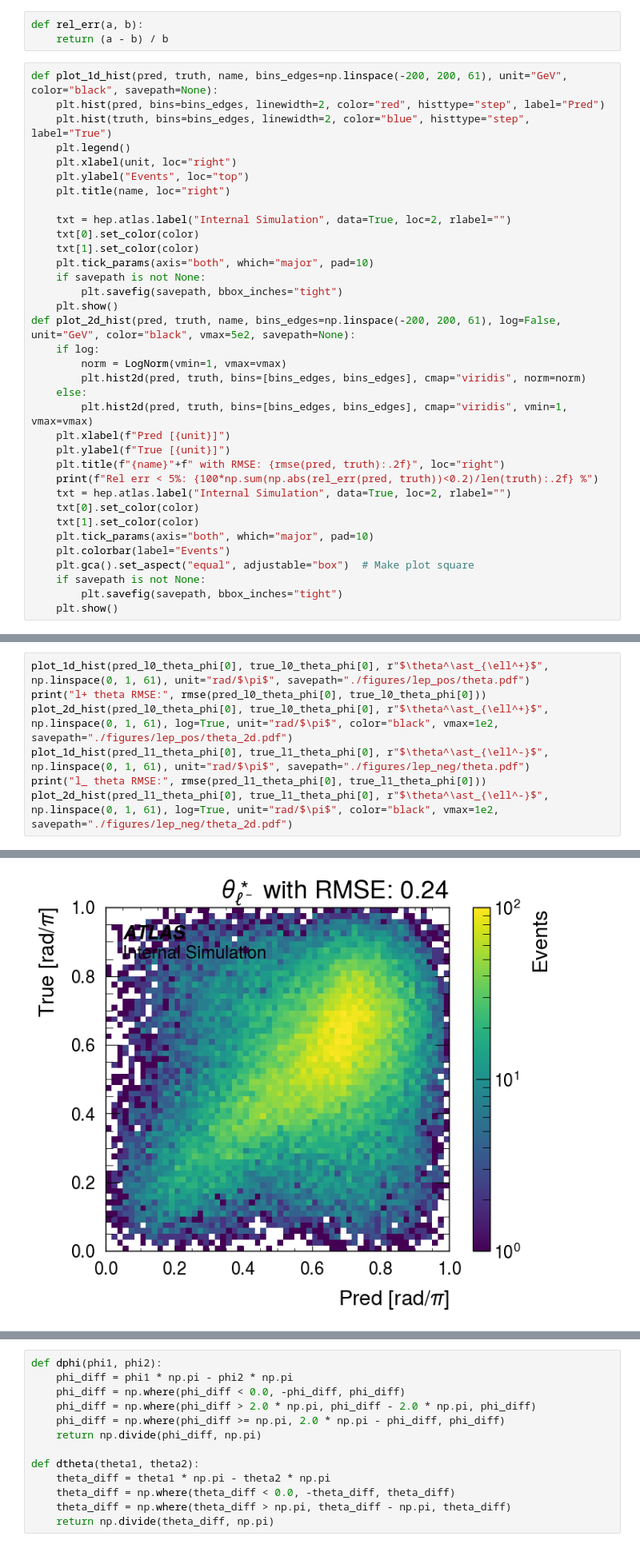
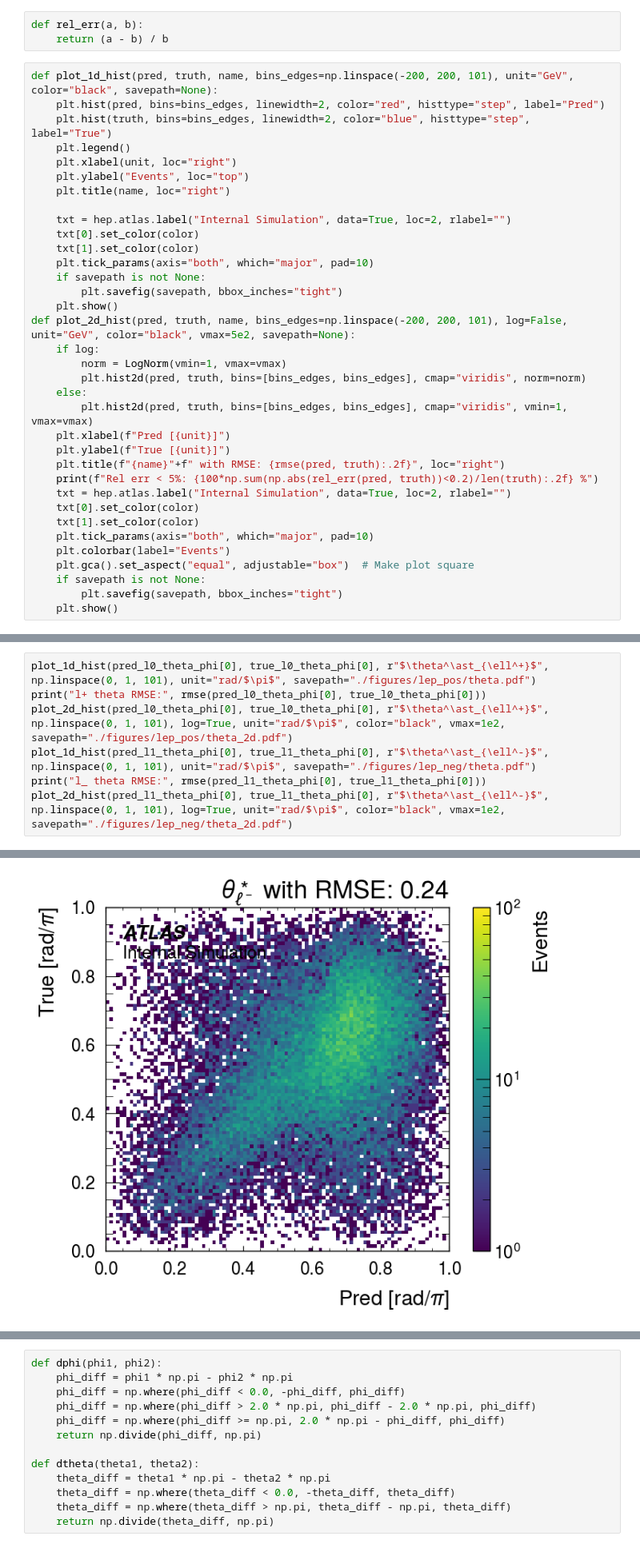
Before and after one commit to yygarypeng/ww-pcres, a Jupyter notebook: visualize.ipynb, the cells around one changed output, grey strips where cells are left out. Shown at 80% size. Drawn from its saved outputs; the diff is of its cells as text.

```diff
--- a/visualize.ipynb
+++ b/visualize.ipynb
@@ -134,7 +134,7 @@ def rmse(a, b):
 def rel_err(a, b):
     return (a - b) / b
 # %%
-def plot_1d_hist(pred, truth, name, bins_edges=np.linspace(-200, 200, 61), unit="GeV", color="black", savepath=None):
+def plot_1d_hist(pred, truth, name, bins_edges=np.linspace(-200, 200, 101), unit="GeV", color="black", savepath=None):
     plt.hist(pred, bins=bins_edges, linewidth=2, color="red", histtype="step", label="Pred")
     plt.hist(truth, bins=bins_edges, linewidth=2, color="blue", histtype="step", label="True")
     plt.legend()
@@ -149,7 +149,7 @@ def plot_1d_hist(pred, truth, name, bins_edges=np.linspace(-200, 200, 61), unit=
     if savepath is not None:
         plt.savefig(savepath, bbox_inches="tight")
     plt.show()
-def plot_2d_hist(pred, truth, name, bins_edges=np.linspace(-200, 200, 61), log=False, unit="GeV", color="black", vmax=5e2, savepath=None):
+def plot_2d_hist(pred, truth, name, bins_edges=np.linspace(-200, 200, 101), log=False, unit="GeV", color="black", vmax=5e2, savepath=None):
     if log:
         norm = LogNorm(vmin=1, vmax=vmax)
         plt.hist2d(pred, truth, bins=[bins_edges, bins_edges], cmap="viridis", norm=norm)
@@ -313,8 +313,8 @@ Booster setup completed.
 # %%
-plot_1d_hist(pred_l0_theta_phi[0], true_l0_theta_phi[0], r"$\theta^\ast_{\ell^+}$", np.linspace(0, 1, 61), unit="rad/$\pi$", savepath="./figures/lep_pos/theta.pdf")
+plot_1d_hist(pred_l0_theta_phi[0], true_l0_theta_phi[0], r"$\theta^\ast_{\ell^+}$", np.linspace(0, 1, 101), unit="rad/$\pi$", savepath="./figures/lep_pos/theta.pdf")
 print("l+ theta RMSE:", rmse(pred_l0_theta_phi[0], true_l0_theta_phi[0]))
-plot_2d_hist(pred_l0_theta_phi[0], true_l0_theta_phi[0], r"$\theta^\ast_{\ell^+}$", np.linspace(0, 1, 61), log=True, unit="rad/$\pi$", color="black", vmax=1e2, savepath="./figures/lep_pos/theta_2d.pdf")
-plot_1d_hist(pred_l1_theta_phi[0], true_l1_theta_phi[0], r"$\theta^\ast_{\ell^-}$", np.linspace(0, 1, 61), unit="rad/$\pi$", savepath="./figures/lep_neg/theta.pdf")
+plot_2d_hist(pred_l0_theta_phi[0], true_l0_theta_phi[0], r"$\theta^\ast_{\ell^+}$", np.linspace(0, 1, 101), log=True, unit="rad/$\pi$", color="black", vmax=1e2, savepath="./figures/lep_pos/theta_2d.pdf")
+plot_1d_hist(pred_l1_theta_phi[0], true_l1_theta_phi[0], r"$\theta^\ast_{\ell^-}$", np.linspace(0, 1, 101), unit="rad/$\pi$", savepath="./figures/lep_neg/theta.pdf")
 print("l_ theta RMSE:", rmse(pred_l1_theta_phi[0], true_l1_theta_phi[0]))
-plot_2d_hist(pred_l1_theta_phi[0], true_l1_theta_phi[0], r"$\theta^\ast_{\ell^-}$", np.linspace(0, 1, 61), log=True, unit="rad/$\pi$", color="black", vmax=1e2, savepath="./figures/lep_neg/theta_2d.pdf")
+plot_2d_hist(pred_l1_theta_phi[0], true_l1_theta_phi[0], r"$\theta^\ast_{\ell^-}$", np.linspace(0, 1, 101), log=True, unit="rad/$\pi$", color="black", vmax=1e2, savepath="./figures/lep_neg/theta_2d.pdf")
 # %% [output]
@@ -328,2 +328,2 @@ Rel err < 5%: 42.83 %
-[figure, old version]
+[figure, new version]
 # %%
```
Also changed, not shown: parts of 19 cells of this notebook, 42 other files.
